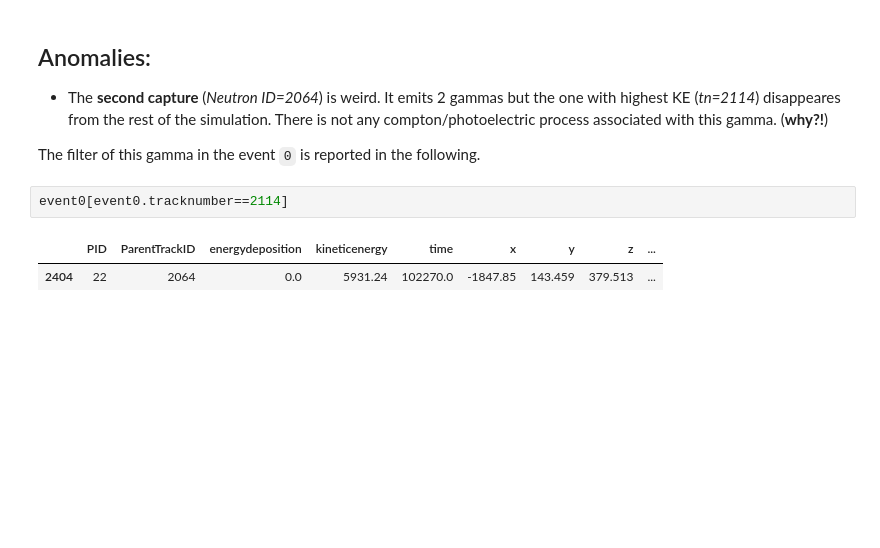
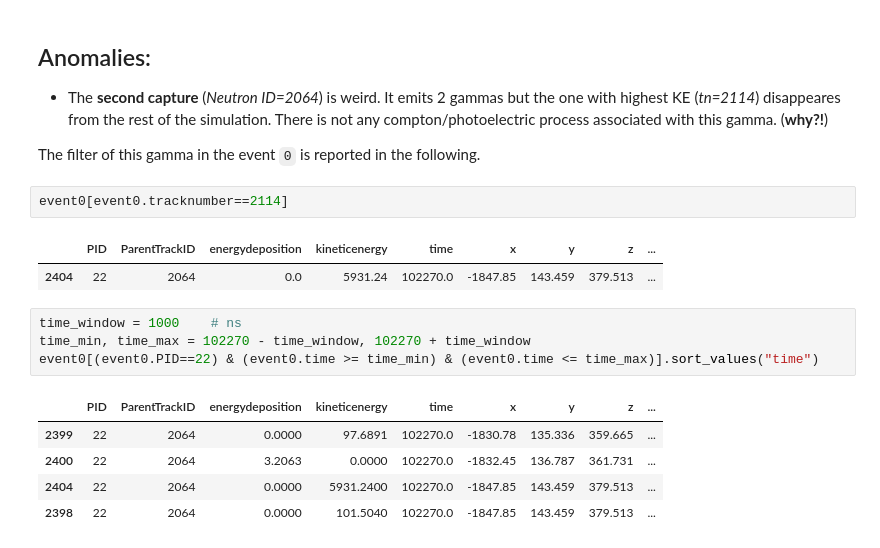
Before and after one commit to luigiberducci/ML4NP, a Jupyter notebook: Notebooks/looking_for_gammas_around_ar41_ncapture.ipynb, the cells around one changed output. Cells and saved outputs as stored; diff of their text form; blank space fills up the shorter version.

```diff
--- a/Notebooks/looking_for_gammas_around_ar41_ncapture.ipynb
+++ b/Notebooks/looking_for_gammas_around_ar41_ncapture.ipynb
@@ -109,3 +113,13 @@ event0[event0.tracknumber==2114]
 # %% [output]
 |  | PID | ParentTrackID | energydeposition | kineticenergy | time | x | y | z | ... |
 | 2404 | 22 | 2064 | 0.0 | 5931.24 | 102270.0 | -1847.85 | 143.459 | 379.513 | ... |
+# %%
+time_window = 1000    # ns
+time_min, time_max = 102270 - time_window, 102270 + time_window
+event0[(event0.PID==22) & (event0.time >= time_min) & (event0.time <= time_max)].sort_values("time")
+# %% [output]
+|  | PID | ParentTrackID | energydeposition | kineticenergy | time | x | y | z | ... |
+| 2399 | 22 | 2064 | 0.0000 | 97.6891 | 102270.0 | -1830.78 | 135.336 | 359.665 | ... |
+| 2400 | 22 | 2064 | 3.2063 | 0.0000 | 102270.0 | -1832.45 | 136.787 | 361.731 | ... |
+| 2404 | 22 | 2064 | 0.0000 | 5931.2400 | 102270.0 | -1847.85 | 143.459 | 379.513 | ... |
+| 2398 | 22 | 2064 | 0.0000 | 101.5040 | 102270.0 | -1847.85 | 143.459 | 379.513 | ... |
```
Also changed, not shown: parts of 5 cells of this notebook, 1 other file.
